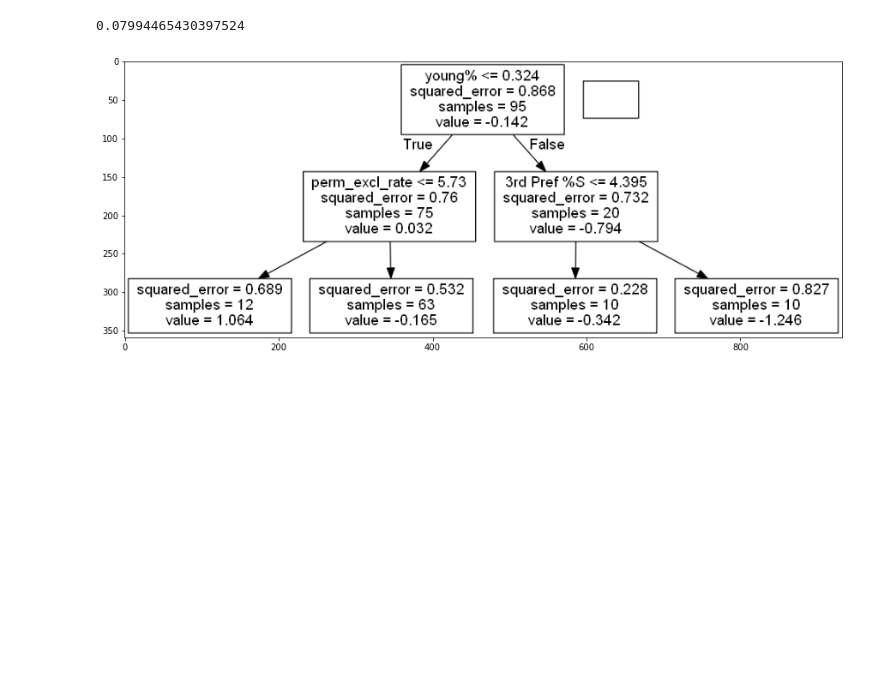
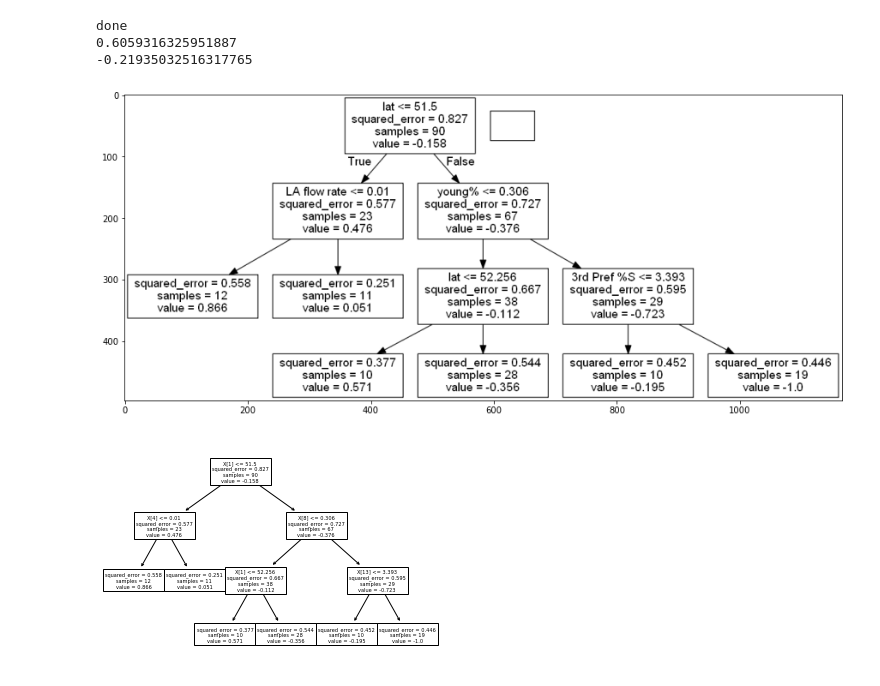
Before and after one commit to JonathanMarriott/ADS-Loneliness, a Jupyter notebook: decisiontree.ipynb, the cells around one changed output. Cells and saved outputs as stored; diff of their text form; code cells hidden in the pictures; blank space fills up the shorter version.

Commit message:
Decision Trees

```diff
--- a/decisiontree.ipynb
+++ b/decisiontree.ipynb
@@ -46,29 +46,44 @@ total_pop                      float64
 Unnamed: 0                     float64
 Average Rainfall (June, mm)    float64
 dtype: object
-# %%
-clf_model = DecisionTreeRegressor(max_depth=2, min_samples_leaf=10)
-clf_model.fit(X_train,y_train)
-y_predict = clf_model.predict(X_test)
-clf_model.score(X_test,y_test)
-# %% [output]
-0.07994465430397524
+# %%
+from sklearn import tree
+import graphviz
+import pydotplus
+import matplotlib.image as mpimg
+score = 0
+trees = []
+X_sub, X_val, y_sub, y_val = train_test_split(X, y, test_size = 0.05)
+while len(trees)<4:
+    X_train, X_test, y_train, y_test = train_test_split(X_sub, y_sub, test_size = 0.2)
+    clf_model = DecisionTreeRegressor(max_depth=3, min_samples_leaf=10)
+    clf_model.fit(X_train,y_train)
+    y_predict = clf_model.predict(X_test)
+    score = clf_model.score(X_test,y_test)
+    if score >0.6:
+        trees.append(clf_model)
+print('done')
+print(score)
+print(clf_model.score(X_val,y_val))
+# %% [output]
+done
+0.6059316325951887
+-0.21935032516317765
 # %%
-from sklearn import tree
-import graphviz
-import pydotplus
-import matplotlib.image as mpimg
-feature_names = list(X.columns)
-dot_data = tree.export_graphviz(clf_model,
-                                out_file=None,
-                      feature_names=feature_names,
-                      )
-graph = graphviz.Source(dot_data)
-pydot_graph = pydotplus.graph_from_dot_data(dot_data).write_png('decision_tree.png')
-plt.figure(figsize=(15,15))
-img = mpimg.imread('decision_tree.png')
-imgplot = plt.imshow(img)
+for clf_model in trees:
+    feature_names = list(X.columns)
+    dot_data = tree.export_graphviz(clf_model,
+                                    out_file=None,
+                          feature_names=feature_names,
+                          )
+    graph = graphviz.Source(dot_data)
+    pydot_graph = pydotplus.graph_from_dot_data(dot_data).write_png('decision_tree.png')
+    plt.figure(figsize=(15,15))
+    img = mpimg.imread('decision_tree.png')
+    imgplot = plt.imshow(img)
 
-plt.show()
+    plt.show()
+    tree.plot_tree(clf_model)
 # %% [output]
-[figure, old version]
+[figure, new version]
+[figure, added]
```
Also changed, not shown: parts of 3 cells of this notebook, 4 other files.
